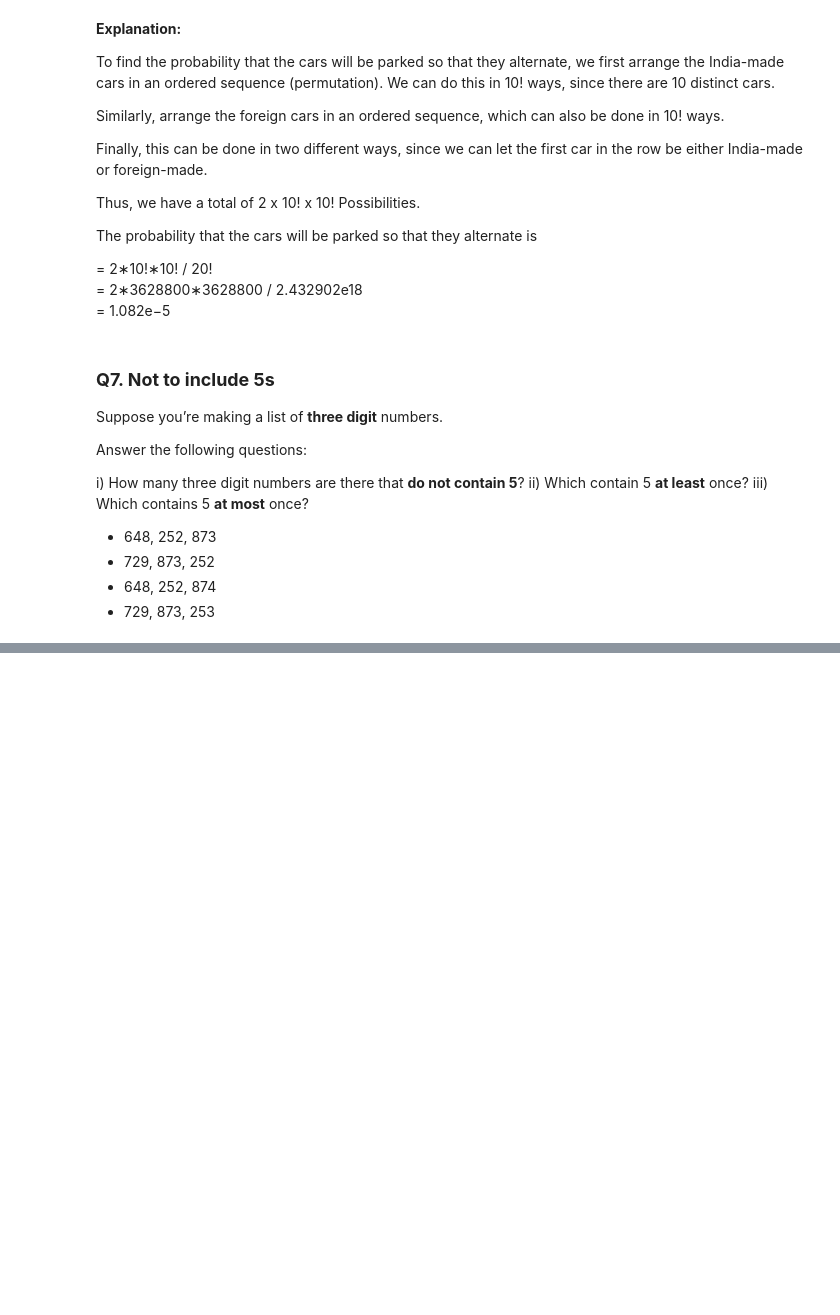
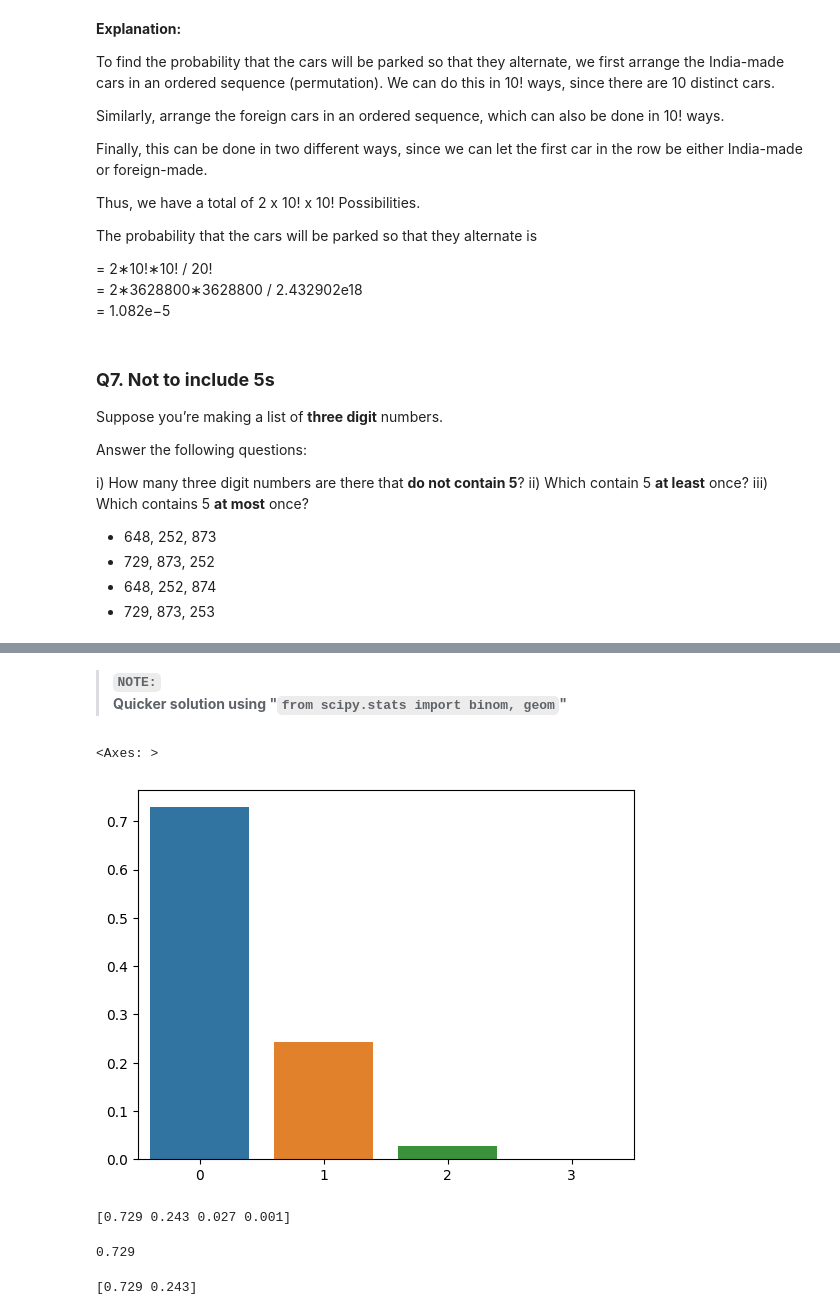
Before and after one commit to SaiArjunSairamje/Probability-and-Stats, a Jupyter notebook: Prob & Stats (Personal Notes) .ipynb, the cells around one changed output, grey strips where cells are left out. Cells and saved outputs as stored; diff of their text form; code cells hidden in the pictures; blank space fills up the shorter version.

```diff
--- a/Prob & Stats (Personal Notes) .ipynb
+++ b/Prob & Stats (Personal Notes) .ipynb
@@ -1573,0 +1694,24 @@ iii) Which contains 5 **at most** once?
+# %% [markdown]
+> **`NOTE:`**
+**Quicker solution using "`from scipy.stats import binom, geom`"**
+# %%
+probs_binom = binom.pmf(x_vals, n = 3, p = 0.1)
+sns.barplot(x = x_vals, y = probs_binom)
+# %% [output]
+<Axes: >
+[figure, added]
+# %%
+print(probs_binom)
+# %% [output]
+[0.729 0.243 0.027 0.001]
+# %%
+# Finding the individual prob of success of no. of success
+a = binom.pmf(0, n= 3, p = 0.1)
+print(a)
+# %% [output]
+0.729
+# %%
+a = binom.pmf([0,1], n= 3, p = 0.1)
+print(a)
+# %% [output]
+[0.729 0.243]
```
Also changed, not shown: parts of 42 cells of this notebook.
